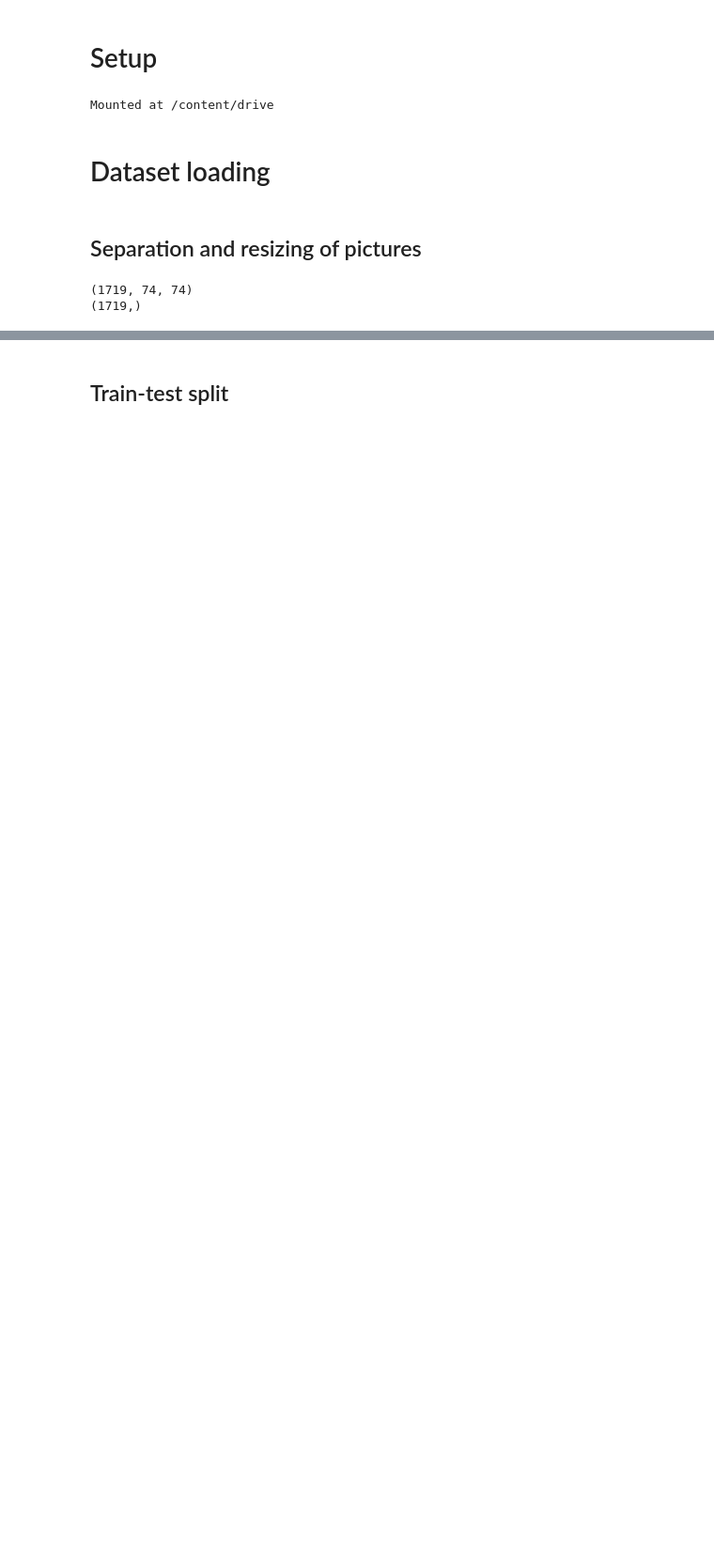
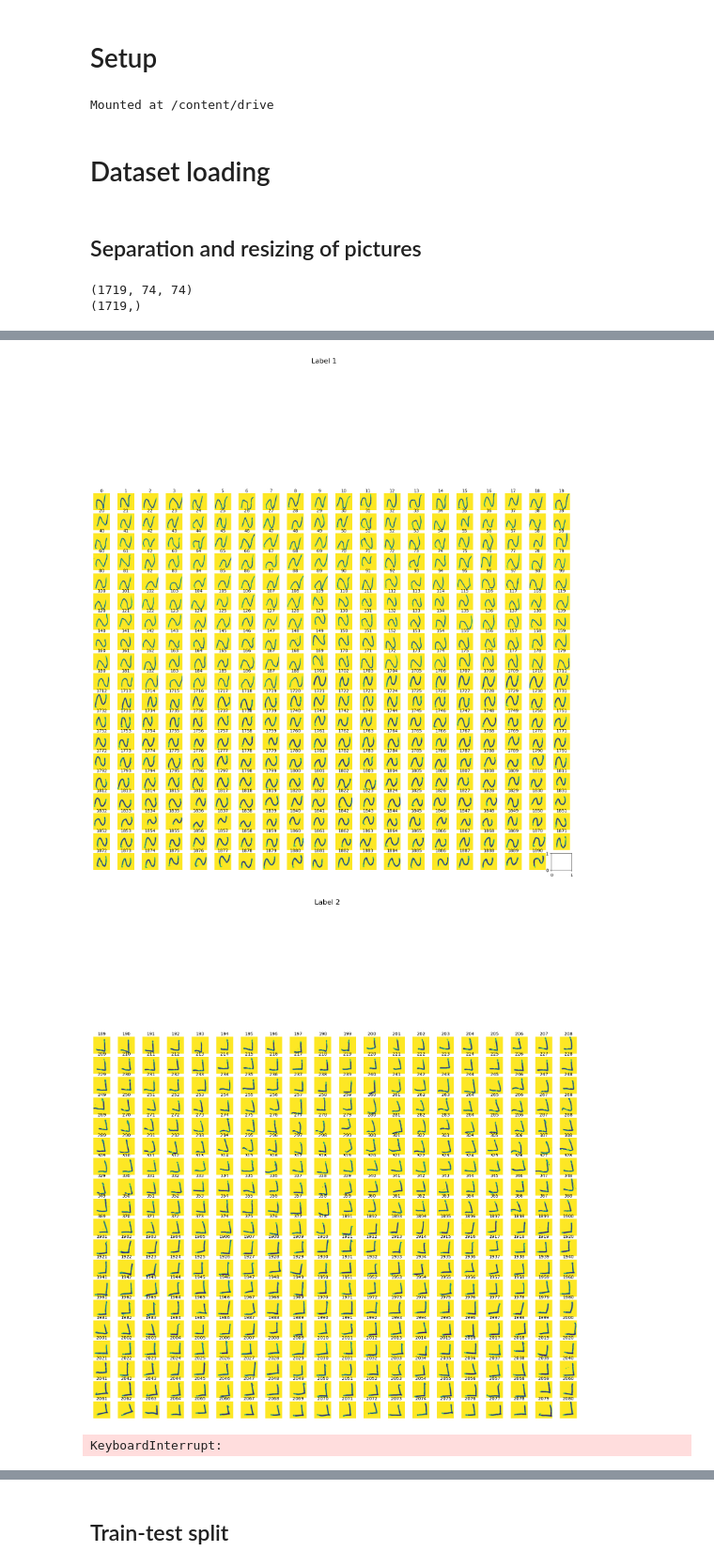
Before and after one commit to csdevignes/trec-coding, a Jupyter notebook: SymbolsTraining.ipynb, the cells around one changed output, grey strips where cells are left out. Shown at 94% size. Drawn from its saved outputs; the diff is of its cells as text; code cells hidden in the pictures; blank space fills up the shorter version.

```diff
--- a/SymbolsTraining.ipynb
+++ b/SymbolsTraining.ipynb
@@ -106,0 +132,26 @@ print(pict_redim.shape)
+# %%
+# Function to visualize all symbols corresponding to certain labels
+def visualize_symbols(images, labels, imgperrow = 12):
+    for l in np.unique(labels):
+        label_mask = (labels == l)
+        img_indices = np.where(label_mask)[0]
+
+        n_rows = math.ceil(len(images[img_indices]) / imgperrow)
+        fig, axs = plt.subplots(n_rows, imgperrow, figsize=(imgperrow, n_rows))
+
+        for i, pixels in enumerate(images[img_indices]):
+            row = i // imgperrow
+            col = i % imgperrow
+            ax = axs[row, col]
+            ax.imshow(pixels, cmap = 'gray')
+            ax.text(0.5, 1.02, str(img_indices[i]), transform=ax.transAxes, ha='center', va='bottom', fontsize=10)
+            ax.axis('off')
+        fig.suptitle(f'Label {l}', fontsize=16)
+        fig.subplots_adjust(top=0.75)
+        plt.show()
+# %%
+visualize_symbols(images=pict_redim, labels=label, imgperrow = 20)
+# %% [output]
+[figure, added]
+[figure, added]
+KeyboardInterrupt:
```
Also changed, not shown: parts of 10 cells of this notebook, 4 other files.
